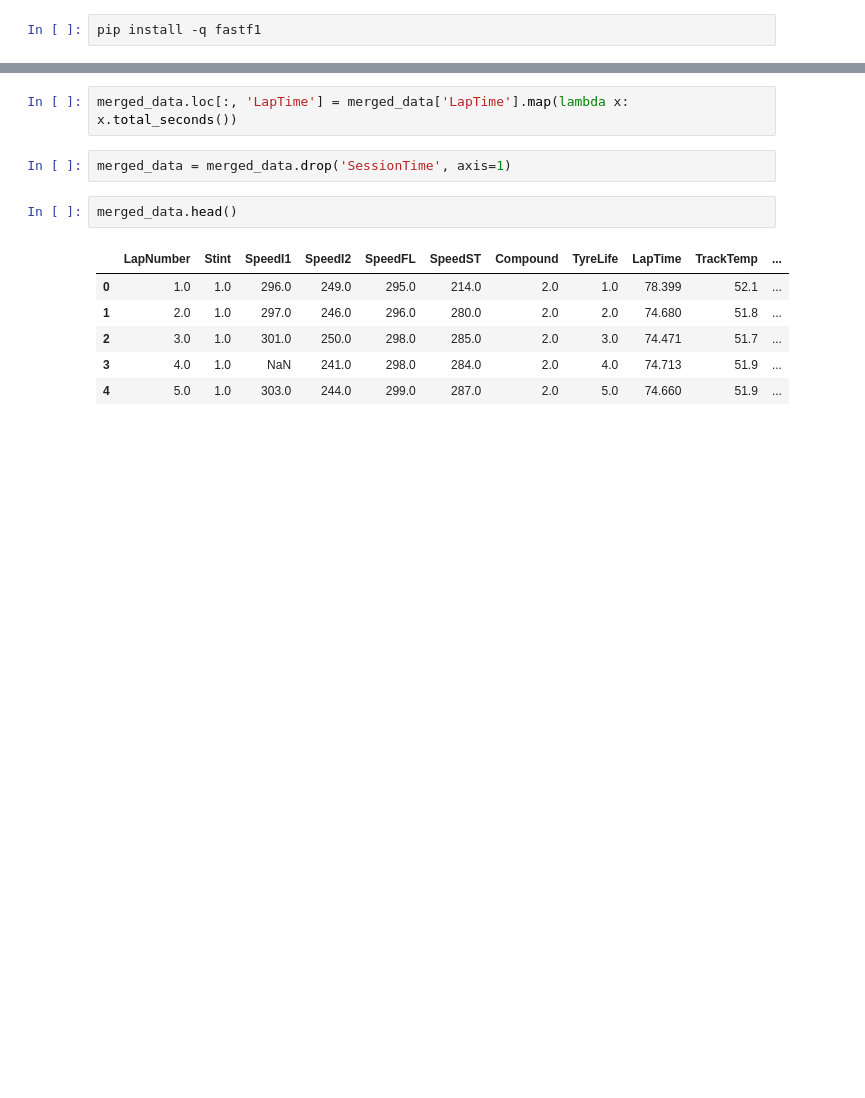
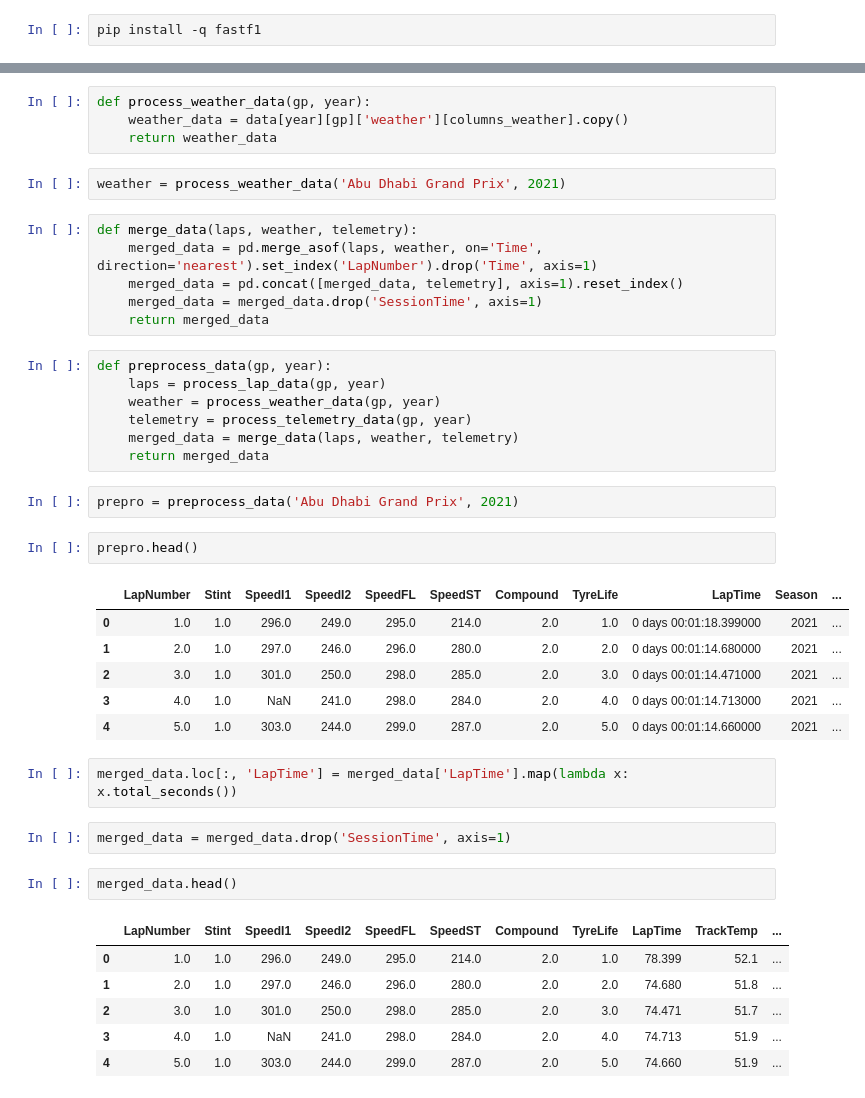
Before and after one commit to vicmcl/ml-laptime, a Jupyter notebook: ml_laptime/notebook/train.ipynb, the cells around one changed output, grey strips where cells are left out. Cells and saved outputs as stored; diff of their text form; blank space fills up the shorter version.

Commit message:
FEAT: create a preprocessing pipeline

```diff
--- a/ml_laptime/notebook/train.ipynb
+++ b/ml_laptime/notebook/train.ipynb
@@ -144,3 +100,33 @@ merged_data.head()
+# %%
+def process_weather_data(gp, year):
+    weather_data = data[year][gp]['weather'][columns_weather].copy()
+    return weather_data
+# %%
+weather = process_weather_data('Abu Dhabi Grand Prix', 2021)
+# %%
+def merge_data(laps, weather, telemetry):
+    merged_data = pd.merge_asof(laps, weather, on='Time', direction='nearest').set_index('LapNumber').drop('Time', axis=1)
+    merged_data = pd.concat([merged_data, telemetry], axis=1).reset_index()
+    merged_data = merged_data.drop('SessionTime', axis=1)
+    return merged_data
+# %%
+def preprocess_data(gp, year):
+    laps = process_lap_data(gp, year)
+    weather = process_weather_data(gp, year)
+    telemetry = process_telemetry_data(gp, year)
+    merged_data = merge_data(laps, weather, telemetry)
+    return merged_data
+# %%
+prepro = preprocess_data('Abu Dhabi Grand Prix', 2021)
+# %%
+prepro.head()
+# %% [output]
+|  | LapNumber | Stint | SpeedI1 | SpeedI2 | SpeedFL | SpeedST | Compound | TyreLife | LapTime | Season | ... |
+| 0 | 1.0 | 1.0 | 296.0 | 249.0 | 295.0 | 214.0 | 2.0 | 1.0 | 0 days 00:01:18.399000 | 2021 | ... |
+| 1 | 2.0 | 1.0 | 297.0 | 246.0 | 296.0 | 280.0 | 2.0 | 2.0 | 0 days 00:01:14.680000 | 2021 | ... |
+| 2 | 3.0 | 1.0 | 301.0 | 250.0 | 298.0 | 285.0 | 2.0 | 3.0 | 0 days 00:01:14.471000 | 2021 | ... |
+| 3 | 4.0 | 1.0 | NaN | 241.0 | 298.0 | 284.0 | 2.0 | 4.0 | 0 days 00:01:14.713000 | 2021 | ... |
+| 4 | 5.0 | 1.0 | 303.0 | 244.0 | 299.0 | 287.0 | 2.0 | 5.0 | 0 days 00:01:14.660000 | 2021 | ... |
 # %%
 merged_data.loc[:, 'LapTime'] = merged_data['LapTime'].map(lambda x: x.total_seconds())
 # %%
```
Also changed, not shown: parts of 33 cells of this notebook.
